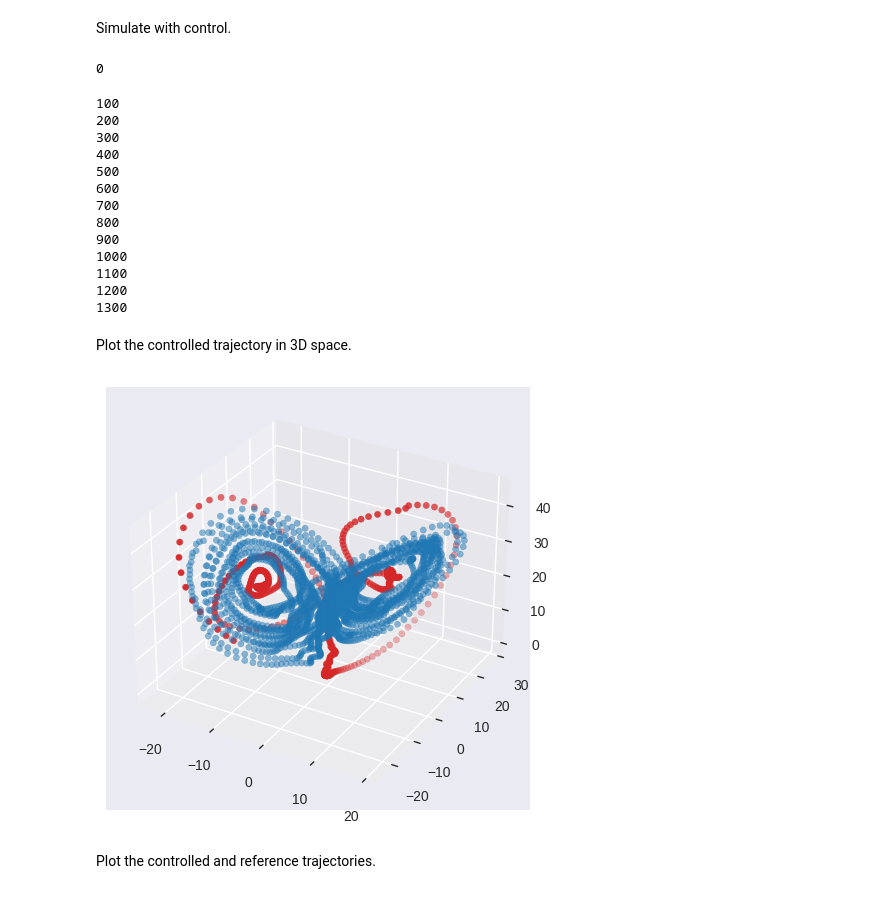
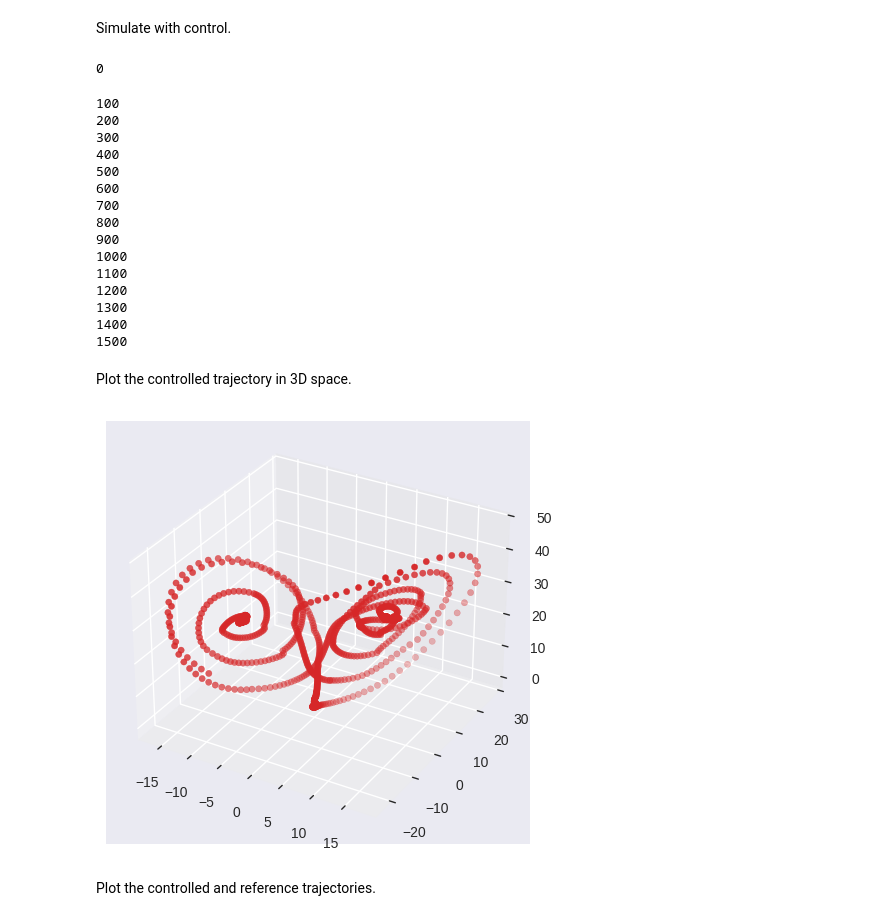
Before and after one commit to Jan-Williams/RNNmpc, a Jupyter notebook: scripts/ExampleNotebooks/LorenzControl.ipynb, the cells around one changed output. Drawn from its saved outputs; the diff is of its cells as text; code cells hidden in the pictures.

```diff
--- a/scripts/ExampleNotebooks/LorenzControl.ipynb
+++ b/scripts/ExampleNotebooks/LorenzControl.ipynb
@@ -65,7 +65,7 @@ ref_traj2[2] = 27
 
 ref_traj_scaled2 = torch.tensor(sensor_scaler.transform(ref_traj2.T).T)
 
-ref_traj3 = np.zeros((3, 500))
+ref_traj3 = np.zeros((3, 700))
 ref_traj3[0] = -np.sqrt(72)
 ref_traj3[1] = -np.sqrt(72)
 ref_traj3[2] = 27
@@ -77,7 +77,7 @@ ref_traj = np.hstack((ref_traj1, ref_traj2, ref_traj3))
 # %% [markdown]
 Instantiate controller and control parameters.
 # %%
-controller = MPController(forecaster=esn, dev=100, u_1=5, u_2=20)
+controller = MPController(forecaster=esn, dev=100, u_1=1, u_2=20)
 control_horizon = 20
 forecast_horizon = 50
 # %% [markdown]
@@ -92,7 +92,7 @@ U_list = torch.zeros((1,0))
 S_list = torch.zeros((3,0))
 U_list_scaled = torch.zeros((1,0))
 S_list_scaled = torch.zeros((3,0))
-for t_step in range(1400):
+for t_step in range(1600):
     if t_step % 100 == 0:
         print(t_step)
     if t_step % control_horizon == 0:
@@ -108,7 +108,8 @@ for t_step in range(1400):
         U_act_scaled = controller.compute_act(U=U_act_scaled,
                                               ref_vals=ref_traj_scaled[:,t_step:t_step+forecast_horizon],
                                               s_k=s_k_scaled, U_last=U_act_scaled[:,control_horizon:control_horizon+1].clone(),
-                                              r_k=r_k).clone()
+                                              r_k=r_k,
+                                              bounds=(0,1)).clone()
         control_step = 0
 
     u_k_scaled = U_act_scaled[:, control_step:control_step+1]
@@ -144,16 +145,18 @@ for t_step in range(1400):
 1100
 1200
 1300
+1400
+1500
 # %% [markdown]
 Plot the controlled trajectory in 3D space.
 # %%
 plt.style.use('seaborn-v0_8')
 ax = plt.figure().add_subplot(projection='3d')
-ax.scatter(S_train[0,2000:4000], S_train[1,2000:4000], S_train[2,2000:4000], alpha=0.5, c='tab:blue', label='Training data')
+#ax.scatter(S_train[0,2000:4000], S_train[1,2000:4000], S_train[2,2000:4000], alpha=0.5, c='tab:blue', label='Training data')
 ax.scatter(S_list[0].detach().numpy(), S_list[1].detach().numpy(), S_list[2].detach().numpy(), c='tab:red', label='Controlled Trajectory')
 plt.show()
 # %% [output]
-[figure, old version]
+[figure, new version]
 # %% [markdown]
 Plot the controlled and reference trajectories.
 # %%
```
Also changed, not shown: parts of 3 cells of this notebook, 1 other file.
